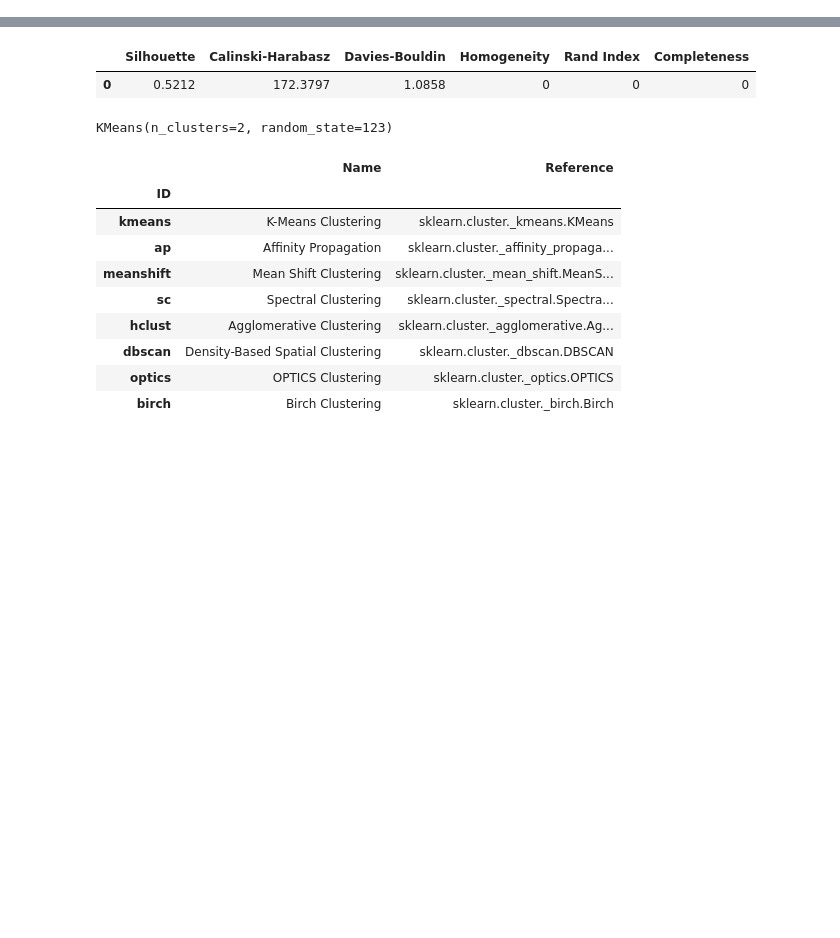
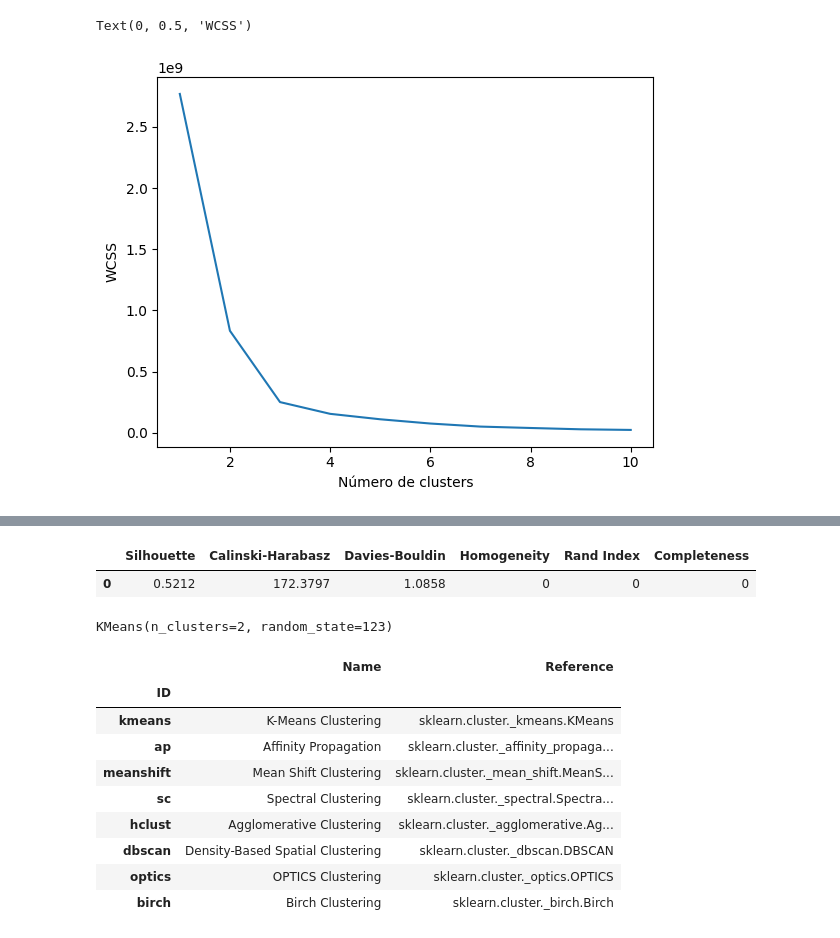
Before and after one commit to AnaJuliaSilvaOliveira/ic-cnc, a Jupyter notebook: clusters_classifier.ipynb, the cells around one changed output, grey strips where cells are left out. Drawn from its saved outputs; the diff is of its cells as text; code cells hidden in the pictures; blank space fills up the shorter version.

Commit message:
notebook for predicting clusters

```diff
--- a/clusters_classifier.ipynb
+++ b/clusters_classifier.ipynb
@@ -2,6 +2,14 @@
 from numpy import where
 import pandas as pd
 from sklearn.datasets import make_classification
-from pycaret.clustering import *
+# from pycaret.clustering import *
+from sklearn.cluster import KMeans
+from sklearn.preprocessing import LabelEncoder
+import seaborn as sns
+import matplotlib.pyplot as plt
+import plotly as py
+import plotly.graph_objs as go
+
+le = LabelEncoder()
 # %%
 df = pd.read_csv('for_clustering_math_outputs.csv')
@@ -12,0 +24,3 @@ df.head(2)
+# %%
+df['chatter_presence'] = le.fit_transform(df['chatter_presence'])
+df.head() # s = 2; c = 0; i = 1
@@ -12,0 +34,17 @@ df.head(2)
+# %%
+X = df[['chatter_presence', 'freq_max']]
+# %%
+kmeans = KMeans(n_clusters = 2, init = 'k-means++', random_state = 42)
+y_kmeans = kmeans.fit_predict(X)
+# %%
+wcss = []
+for i in range(1, 11):
+    kmeans = KMeans(n_clusters = i, init = 'k-means++', random_state = 42)
+    kmeans.fit(X)
+    wcss.append(kmeans.inertia_)
+plt.plot(range(1, 11), wcss)
+plt.xlabel('Número de clusters')
+plt.ylabel('WCSS')
+# %% [output]
+Text(0, 0.5, 'WCSS')
+[figure, added]
```
Also changed, not shown: parts of 7 cells of this notebook.
